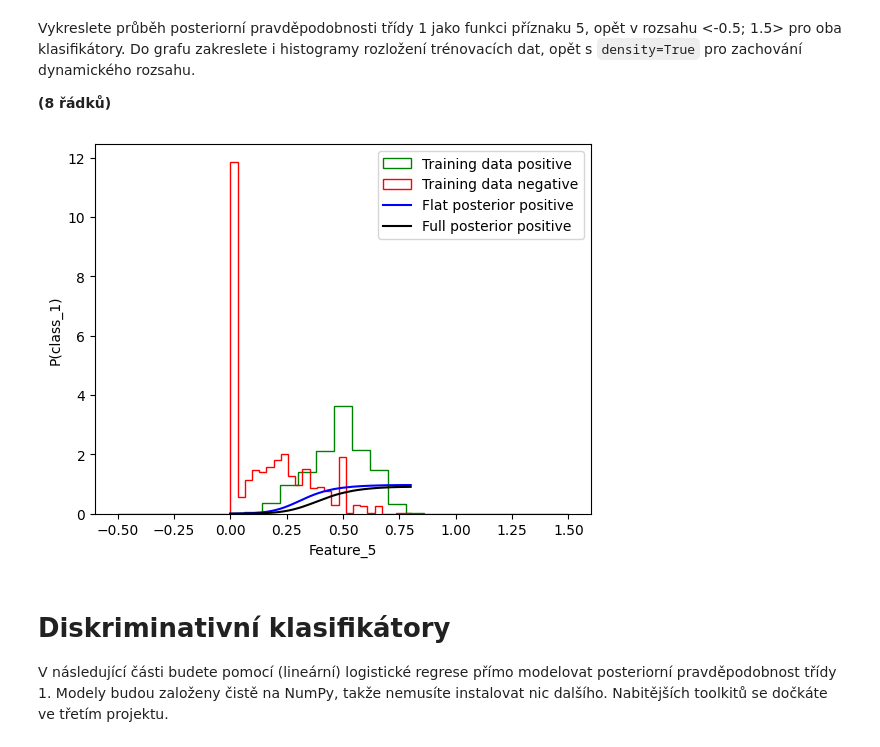
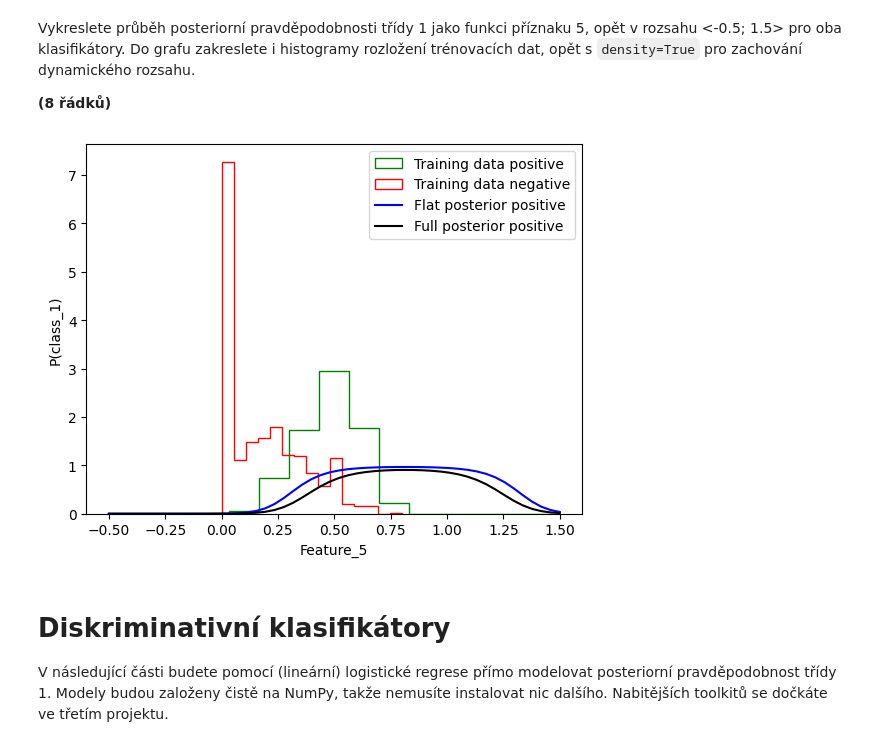
Before and after one commit to MichalPysik/SUI-projects, a Jupyter notebook: 2-classification/zadani.ipynb, the cells around one changed output. Drawn from its saved outputs; the diff is of its cells as text; code cells hidden in the pictures.

Commit message:
plot edits

```diff
--- a/2-classification/zadani.ipynb
+++ b/2-classification/zadani.ipynb
@@ -205,19 +206,20 @@ Do grafu zakreslete i histogramy rozložení trénovacích dat, opět s `density
 
 **(8 řádků)**
 # %%
-plt.hist(train_dataset.pos[:, FOI], color='g', bins=25, label='Training data positive', histtype='step', density=True, range=[-0.5, 1.5])
-plt.hist(train_dataset.neg[:, FOI], color='r', bins=25, label='Training data negative', histtype='step', density=True)
+plt.hist(train_dataset.pos[:, FOI], color='g', bins=15, label='Training data positive', histtype='step', density=True, range=[-0.5, 1.5])
+plt.hist(train_dataset.neg[:, FOI], color='r', bins=15, label='Training data negative', histtype='step', density=True)
 
-vxs = val_dataset.xs[:, FOI]
-orders = np.argsort(vxs)
-plt.plot(np.sort(vxs), classifier_flat_prior.prob_class_1(vxs)[orders], c='b', label='Flat posterior positive')
-plt.plot(np.sort(vxs), classifier_full_prior.prob_class_1(vxs)[orders], c='k', label='Full posterior positive')
+vxs = np.linspace(-0.5, 1.5, num=50) #val_dataset.xs[:, FOI]
+# orders = np.argsort(vxs)
+plt.plot(vxs, classifier_flat_prior.prob_class_1(vxs), c='b', label='Flat posterior positive')
+plt.plot(vxs, classifier_full_prior.prob_class_1(vxs), c='k', label='Full posterior positive')
+
 plt.xlabel('Feature_5')
 plt.ylabel('P(class_1)')
 plt.legend()
 plt.show()
 # %% [output]
-[figure, old version]
+[figure, new version]
 # %% [markdown]
 # Diskriminativní klasifikátory
 V následující části budete pomocí (lineární) logistické regrese přímo modelovat posteriorní pravděpodobnost třídy 1.
```
Also changed, not shown: parts of 2 cells of this notebook.
